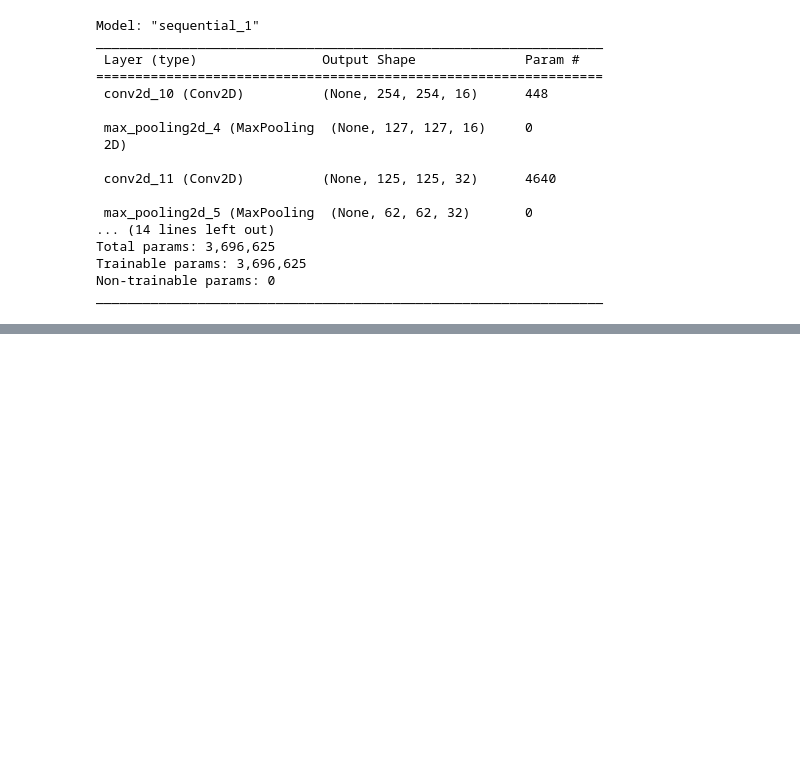
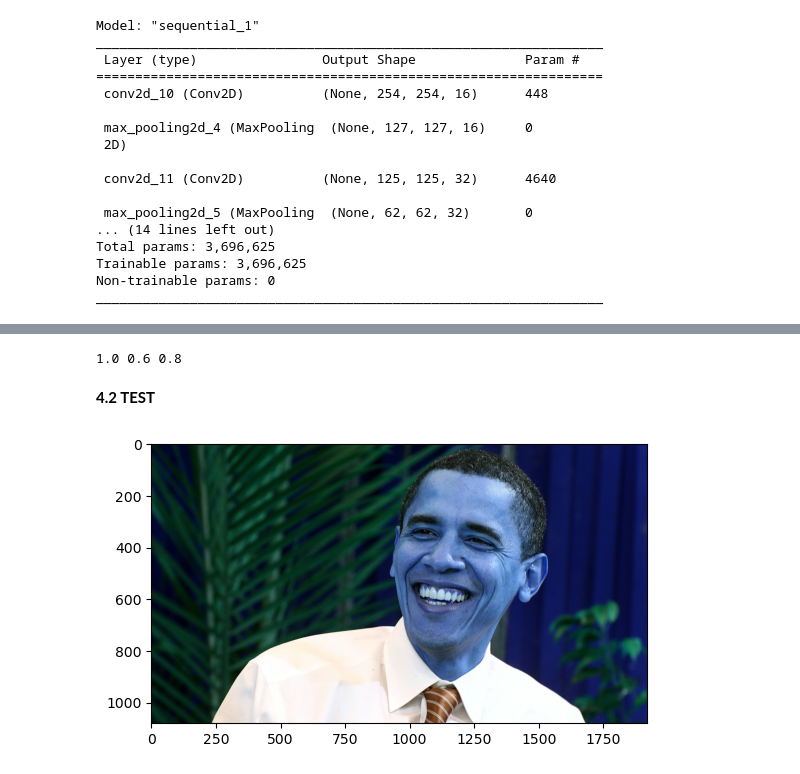
Before and after one commit to ramonshri02/cnnImageClassifier, a Jupyter notebook: Code.ipynb, the cells around one changed output, grey strips where cells are left out. Saved outputs shown, nothing was run; the diff lists cells and outputs as text; code cells hidden in the pictures; blank space fills up the shorter version.

```diff
--- a/Code.ipynb
+++ b/Code.ipynb
@@ -147,0 +219,12 @@ _________________________________________________________________
+# %%
+print(pre.result().numpy(), re.result().numpy(), acc.result().numpy())
+# %% [output]
+1.0 0.6 0.8
+# %% [markdown]
+**4.2 TEST**
+# %%
+img = cv2.imread('data/happytest.jpg')
+plt.imshow(img)
+plt.show()
+# %% [output]
+[figure, added]
```
Also changed, not shown: parts of 21 cells of this notebook, 11 other files.
